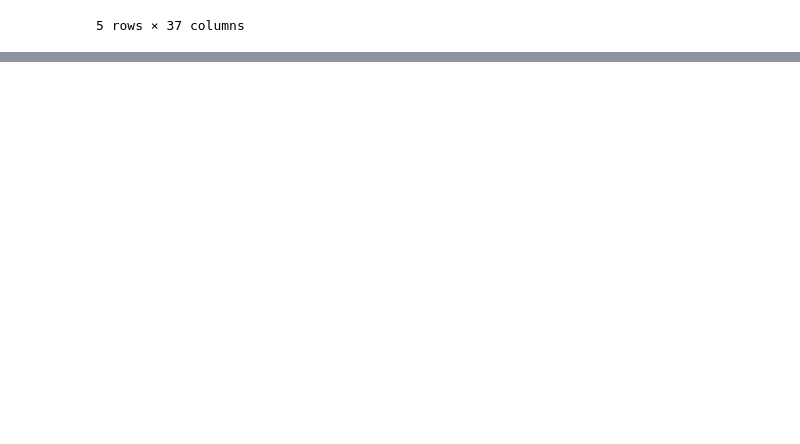
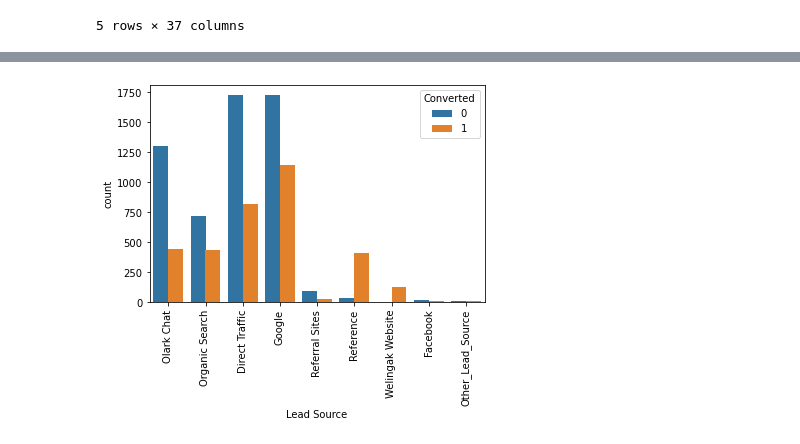
Before and after one commit to Pratik-Acharyya/Lead-Scoring-Case-Study, a Jupyter notebook: Lead_Scoring_Model.ipynb, the cells around one changed output, grey strips where cells are left out. Cells and saved outputs as stored; diff of their text form; code cells hidden in the pictures; blank space fills up the shorter version.

```diff
--- a/Lead_Scoring_Model.ipynb
+++ b/Lead_Scoring_Model.ipynb
@@ -117,0 +202,20 @@ lead.head()
+# %%
+lead = lead.drop(['Asymmetrique Activity Index','Asymmetrique Activity Score','Asymmetrique Profile Index','Asymmetrique Profile Score'],1)
+# %%
+# We can impute the MUMBAI into all the NULLs as most of the values belong to MUMBAI
+lead['City'] = lead['City'].replace(np.nan, 'Mumbai')
+
+# Since there is no significant difference among top 3 specialisation , hence it will be safer to impute NaN with Others
+lead['Specialization'] = lead['Specialization'].replace(np.nan, 'Other_Specialization')
+
+# For Tags column, more than 30% data is for "Will revert after reading the email" and hence we can impute NULLS with Will revert after reading the email
+lead['Tags'] = lead['Tags'].replace(np.nan, 'Will revert after reading the email')
+
+# More than 99% data is of "Better Career Prospects" and hence it is safer to impute NULLS with this value
+lead['What matters most to you in choosing a course'] = lead['What matters most to you in choosing a course'].replace(np.nan, 'Better Career Prospects')
+
+# More than 85% data is of "Unemployed" and hence it is safer to impute NULLS with this value
+lead['What is your current occupation'] = lead['What is your current occupation'].replace(np.nan, 'Unemployed')
+
+# More than 95% data is of "India" and hence it is safer to impute NULLS with this value
+lead['Country'] = lead['Country'].replace(np.nan, 'India')
@@ -117,0 +244,5 @@ lead.head()
+# %%
+# Remaining NULL values are less than 2% and hence these rows can be directly dropped
+lead.dropna(inplace=True)
+
+lead.head()
@@ -117,0 +285,15 @@ lead.head()
+# %%
+# We can clearly observe that the count of leads from various sources are close to negligible and hence we can club them into "Others" source for better visualisation and analysis
+
+lead['Lead Source'] = lead['Lead Source'].replace(['Click2call', 'Live Chat', 'NC_EDM', 'Pay per Click Ads', 'Press_Release',
+  'Social Media', 'WeLearn', 'bing', 'blog', 'testone', 'welearnblog_Home', 'youtubechannel'], 'Other_Lead_Source')
+
+lead['Lead Source'] = lead['Lead Source'].replace("google", 'Google')
+# %%
+# Plotting Lead Source again
+
+sns.countplot(x="Lead Source", hue="Converted", data= lead)
+plt.xticks(rotation='vertical')
+plt.show()
+# %% [output]
+[figure, added]
```
Also changed, not shown: parts of 27 cells of this notebook.
